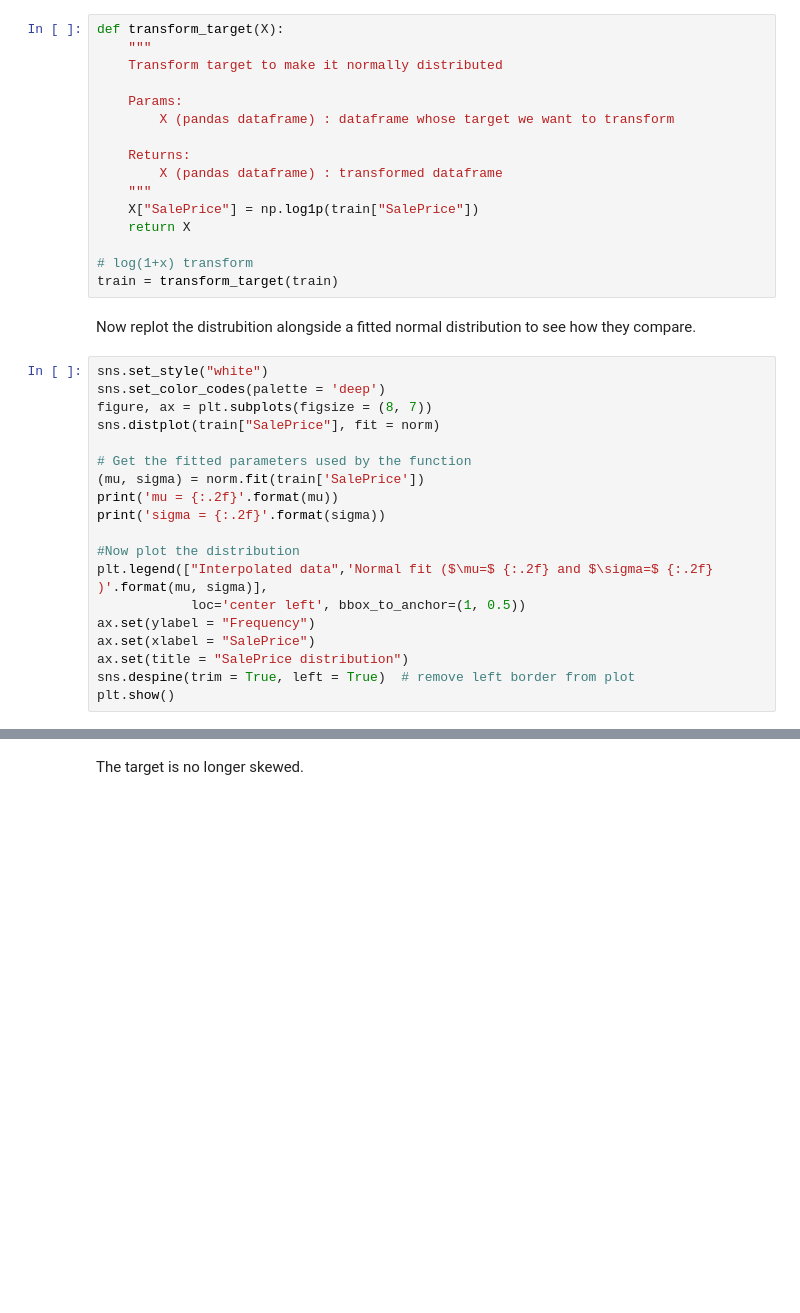
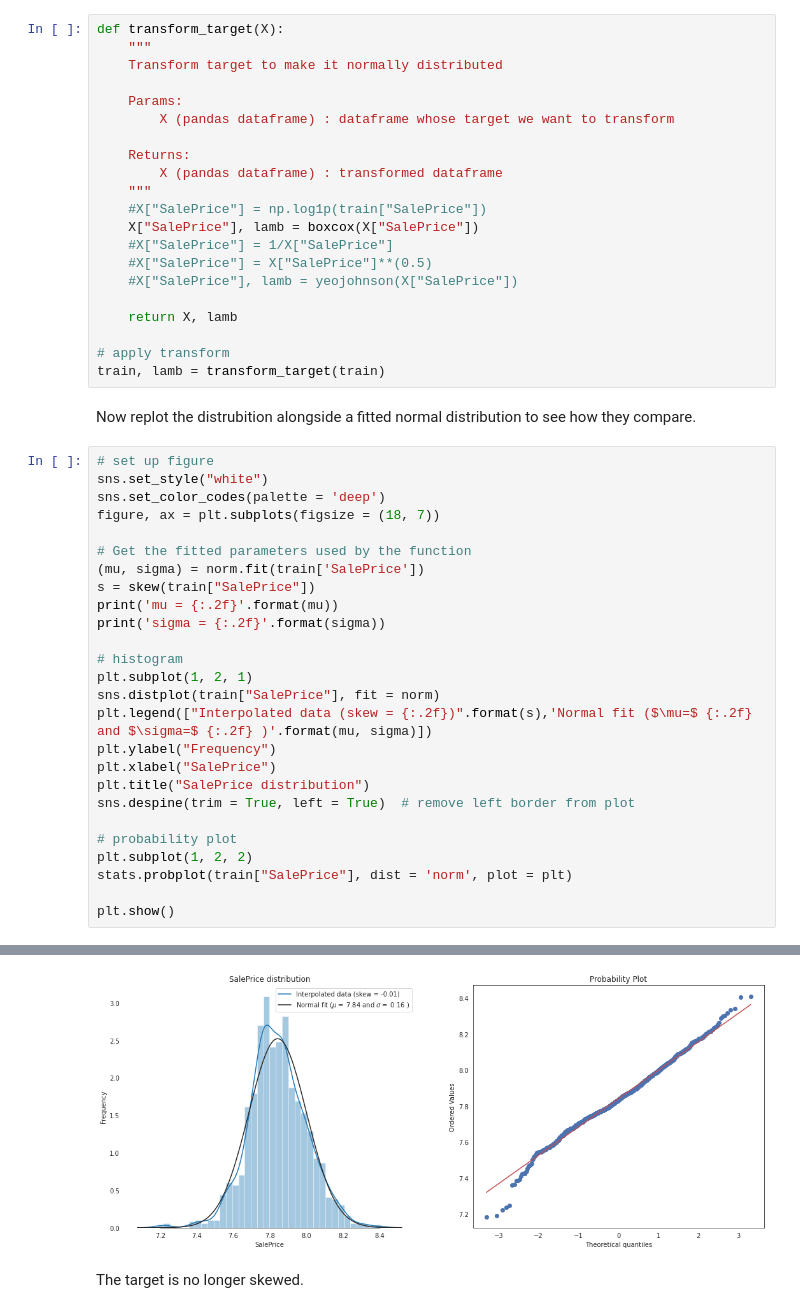
Before and after one commit to C-Kitching/Kaggle, a Jupyter notebook: house-prices-advanced-regression - current kernal.ipynb, the cells around one changed output, grey strips where cells are left out. Drawn from its saved outputs; the diff is of its cells as text; blank space fills up the shorter version.

```diff
--- a/house-prices-advanced-regression - current kernal.ipynb
+++ b/house-prices-advanced-regression - current kernal.ipynb
@@ -240,29 +282,42 @@ def transform_target(X):
     Returns:
         X (pandas dataframe) : transformed dataframe
     """
-    X["SalePrice"] = np.log1p(train["SalePrice"])
-    return X
+    #X["SalePrice"] = np.log1p(train["SalePrice"])
+    X["SalePrice"], lamb = boxcox(X["SalePrice"])
+    #X["SalePrice"] = 1/X["SalePrice"]
+    #X["SalePrice"] = X["SalePrice"]**(0.5)
+    #X["SalePrice"], lamb = yeojohnson(X["SalePrice"])
 
-# log(1+x) transform
-train = transform_target(train)
+    return X, lamb
+
+# apply transform
+train, lamb = transform_target(train)
 # %% [markdown]
 Now replot the distrubition alongside a fitted normal distribution to see how they compare.
 # %%
+# set up figure
 sns.set_style("white")
 sns.set_color_codes(palette = 'deep')
-figure, ax = plt.subplots(figsize = (8, 7))
-sns.distplot(train["SalePrice"], fit = norm)
+figure, ax = plt.subplots(figsize = (18, 7))
 
 # Get the fitted parameters used by the function
 (mu, sigma) = norm.fit(train['SalePrice'])
+s = skew(train["SalePrice"])
 print('mu = {:.2f}'.format(mu))
 print('sigma = {:.2f}'.format(sigma))
 
-#Now plot the distribution
-plt.legend(["Interpolated data",'Normal fit ($\mu=$ {:.2f} and $\sigma=$ {:.2f} )'.format(mu, sigma)],
-            loc='center left', bbox_to_anchor=(1, 0.5))
-ax.set(ylabel = "Frequency")
-ax.set(xlabel = "SalePrice")
-ax.set(title = "SalePrice distribution")
+# histogram
+plt.subplot(1, 2, 1)
+sns.distplot(train["SalePrice"], fit = norm)
+plt.legend(["Interpolated data (skew = {:.2f})".format(s),'Normal fit ($\mu=$ {:.2f} and $\sigma=$ {:.2f} )'.format(mu, sigma)])
+plt.ylabel("Frequency")
+plt.xlabel("SalePrice")
+plt.title("SalePrice distribution")
 sns.despine(trim = True, left = True)  # remove left border from plot
+
+# probability plot
+plt.subplot(1, 2, 2)
+stats.probplot(train["SalePrice"], dist = 'norm', plot = plt)
+
 plt.show()
+# %% [output]
@@ -269,3 +326,4 @@ plt.show()
+[figure, added]
 # %% [markdown]
 The target is no longer skewed.
 # %% [markdown]
```
Also changed, not shown: parts of 57 cells of this notebook.
